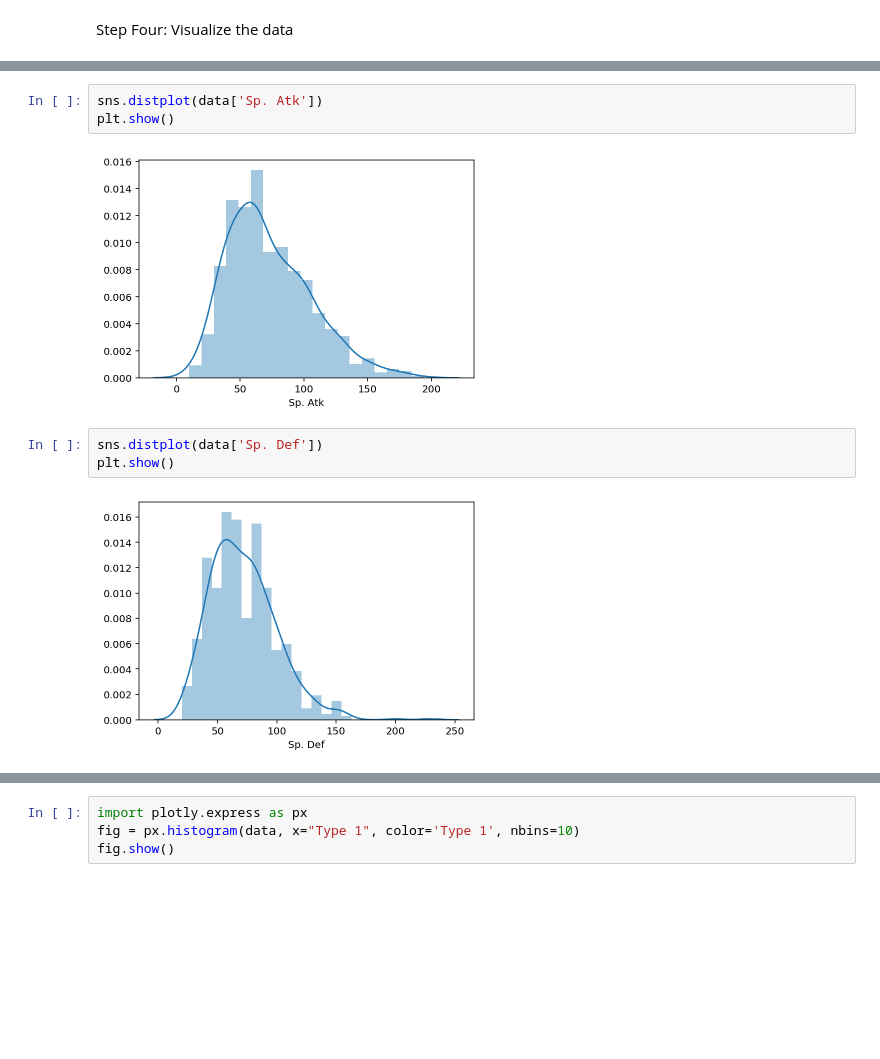
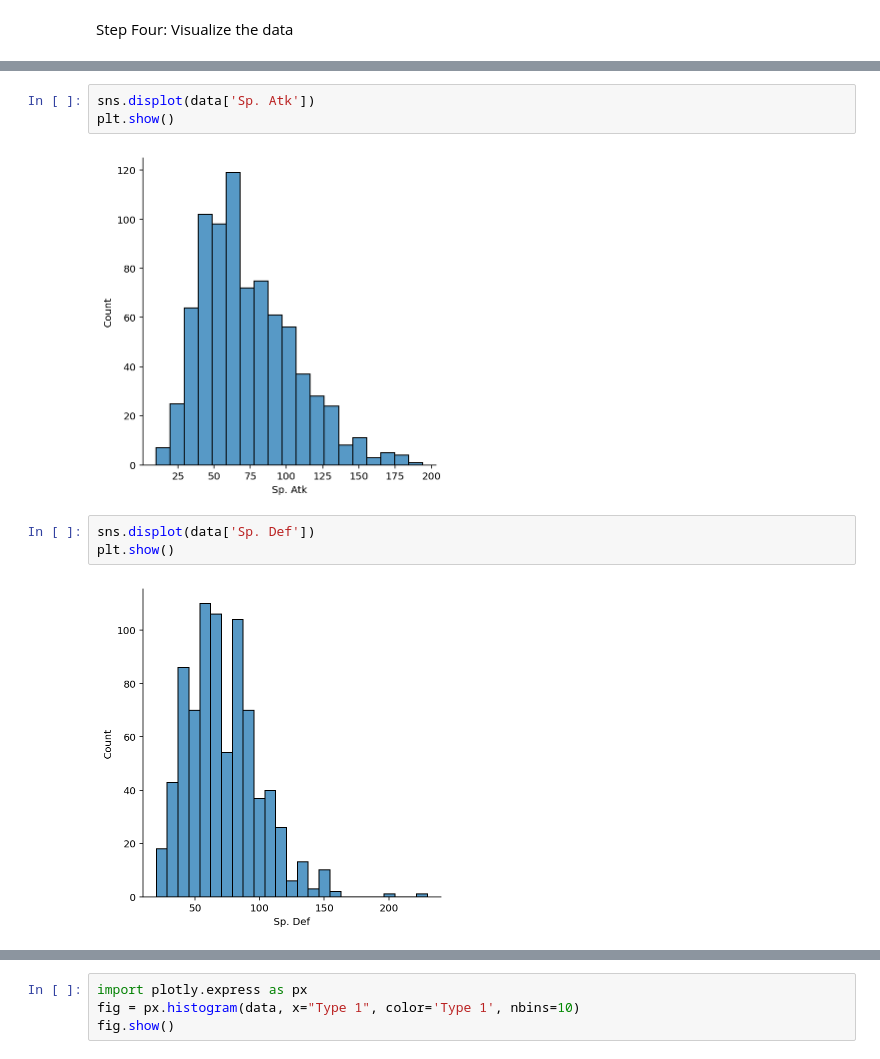
Before and after one commit to juliettegudknecht/PokemonProject, a Jupyter notebook: Final_Project_Gudknecht_Juliette.ipynb, the cells around one changed output, grey strips where cells are left out. Drawn from its saved outputs; the diff is of its cells as text; blank space fills up the shorter version.

```diff
--- a/Final_Project_Gudknecht_Juliette.ipynb
+++ b/Final_Project_Gudknecht_Juliette.ipynb
@@ -131,11 +133,11 @@ plt.show()
 # %%
-sns.distplot(data['Sp. Atk'])
+sns.displot(data['Sp. Atk'])
 plt.show()
 # %% [output]
-[figure, old version]
+[figure, new version]
 # %%
-sns.distplot(data['Sp. Def'])
+sns.displot(data['Sp. Def'])
 plt.show()
 # %% [output]
-[figure, old version]
+[figure, new version]
 # %%
```
Also changed, not shown: parts of 34 cells of this notebook.
